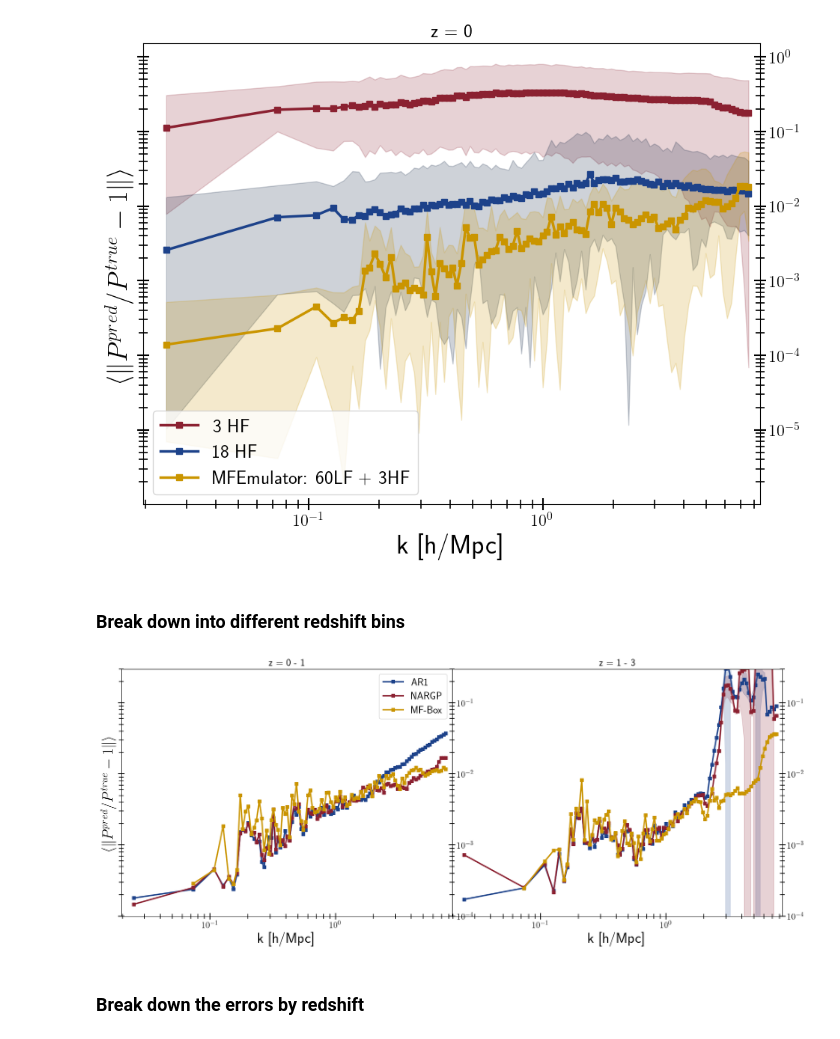
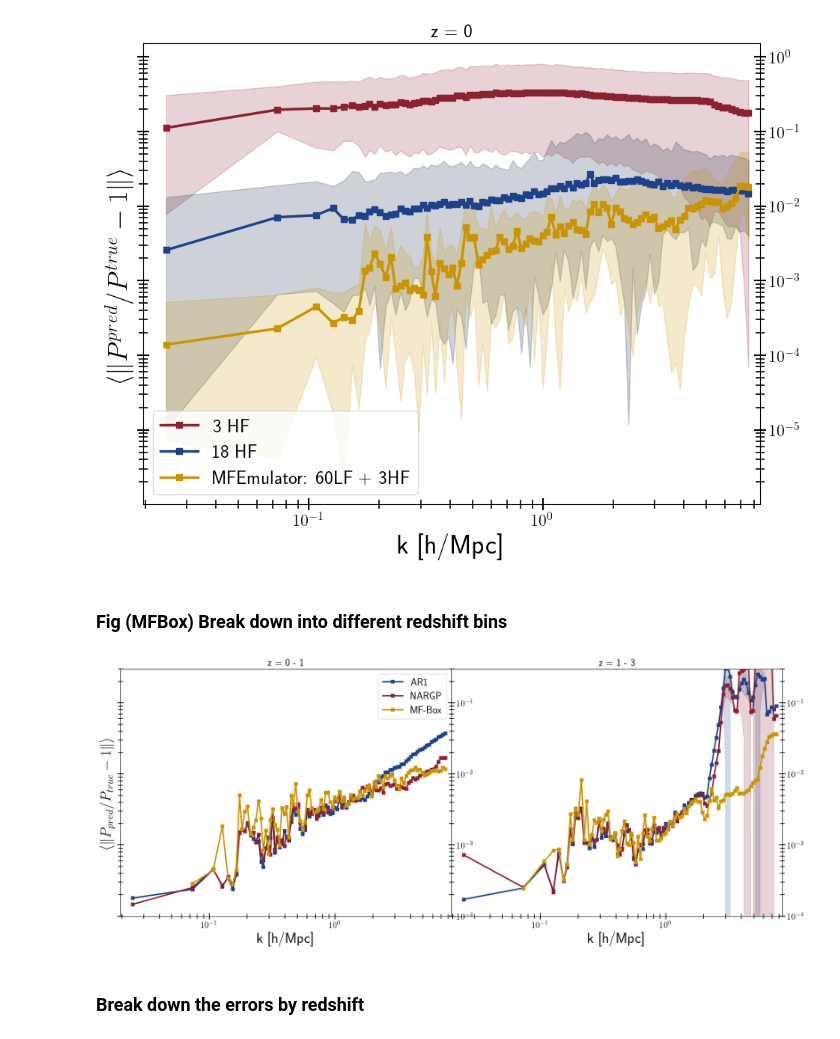
Before and after one commit to jibanCat/matter_emu_mfbox, a Jupyter notebook: notebooks/MF_figures-Copy1.ipynb, the cells around one changed output. Drawn from its saved outputs; the diff is of its cells as text; code cells hidden in the pictures.

```diff
--- a/notebooks/MF_figures-Copy1.ipynb
+++ b/notebooks/MF_figures-Copy1.ipynb
@@ -944,7 +2192,7 @@ plt.show()
 # %% [output]
 [figure]
 # %% [markdown]
-### Break down into different redshift bins
+### Fig (MFBox) Break down into different redshift bins
 # %%
 fig, axs = plt.subplots(figsize=(2*10.625, 8), nrows=1, ncols=2, sharey=True)
 
@@ -1014,38 +2262,38 @@ fig, ax = make_average_all_z_versus_k(
 
 # Martin style
 axs[0].set_xlabel(r'k [h/Mpc]', fontsize=26)
-axs[0].set_ylabel(r'$\langle\| P^{{pred}}/P^{{true}} - 1 \|\rangle$', fontsize=26)
+axs[0].set_ylabel(r'$\langle\| P_{{pred}}/P_{{true}} - 1 \|\rangle$', fontsize=26)
 axs[0].set_yscale('log')
 axs[0].set_ylim([1e-4, 3e-1])
 axs[0].set_xlim([kf_test.min()* 0.8, kf_test.max() * 1.1])
 
 axs[1].set_xlabel(r'k [h/Mpc]', fontsize=26)
 # axs[1].set_ylabel(r'$\langle\| P^{{pred}}/P^{{true}} - 1 \|\rangle$', fontsize=26)
 axs[1].set_yscale('log')
 axs[1].set_ylim([1e-4, 3e-1])
 axs[1].set_xlim([kf_test.min()* 0.8, kf_test.max() * 1.1])
 
 axs[0].tick_params(which='both', direction='inout', right=True, labelright=True, labelleft=False, length=12)
 axs[0].tick_params(which='minor', length=8)
 
 axs[1].tick_params(which='both', direction='inout', right=True, labelright=True, labelleft=False, length=12)
 axs[1].tick_params(which='minor', length=8)
 
 axs[0].legend()
 axs[0].set_title("z = 0 - 1")
 axs[1].set_title("z = 1 - 3")
 
 axs[0].patch.set_facecolor('none')
 axs[1].patch.set_facecolor('none')
 fig.subplots_adjust(hspace=0, wspace=0)
 fig.savefig(
     os.path.join("dgmgp_all_z_versus_k_split_scales.pdf"),
     bbox_inches='tight',
     pad_inches=0.075
 )
 plt.show()
 # %% [output]
-[figure, old version]
+[figure, new version]
 # %% [markdown]
 ### Break down the errors by redshift
 # %%
```
Also changed, not shown: parts of 71 cells of this notebook.
